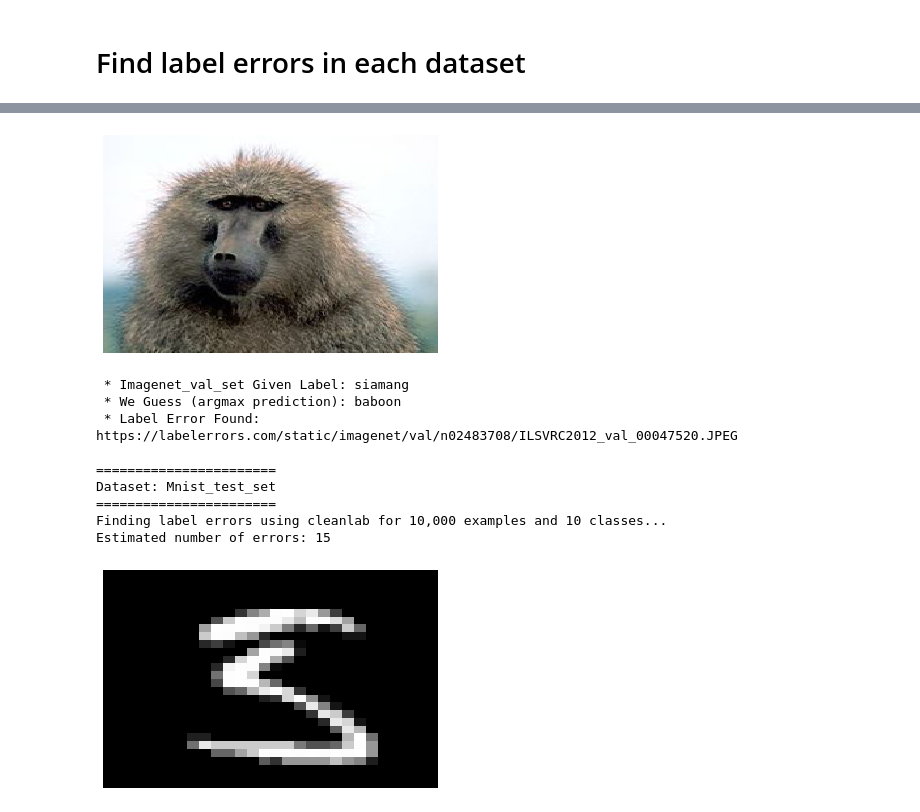
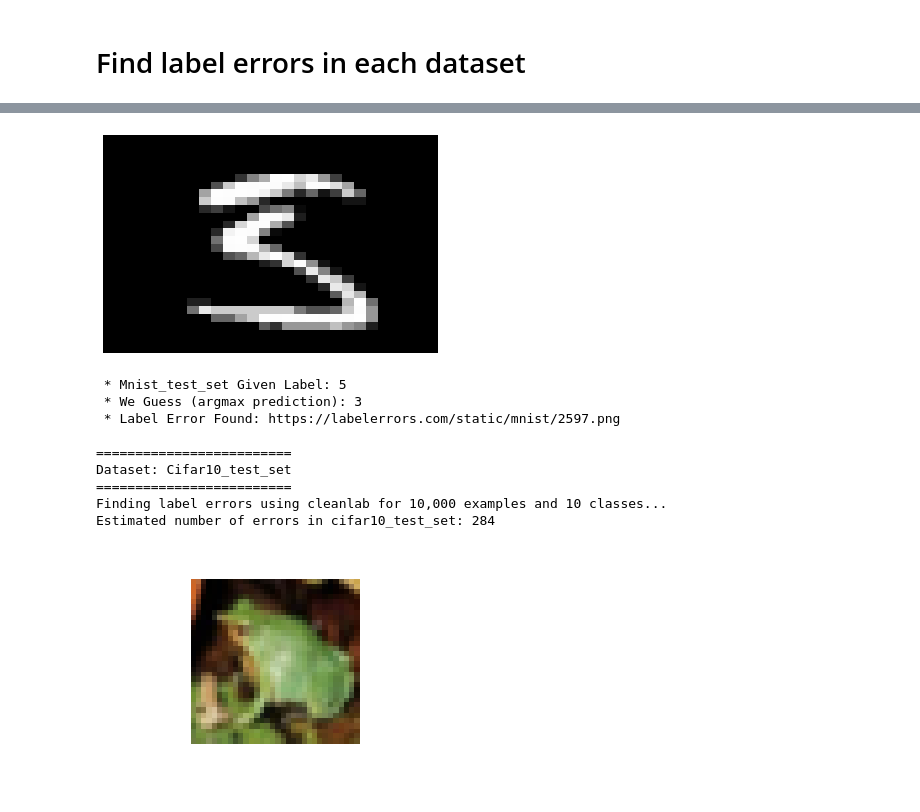
Before and after one commit to cleanlab/label-errors, a Jupyter notebook: examples/Tutorial - How To Find Label Errors With CleanLab.ipynb, the cells around one changed output, grey strips where cells are left out. Drawn from its saved outputs; the diff is of its cells as text; code cells hidden in the pictures.

Commit message:
reproduce labelerrors.com for every dataset except quickdraw

```diff
--- a/examples/Tutorial - How To Find Label Errors With CleanLab.ipynb
+++ b/examples/Tutorial - How To Find Label Errors With CleanLab.ipynb
@@ -55,12 +60,13 @@ rc = {"axes.spines.left" : False,
 plt.rcParams.update(rc)
 # %%
 datasets = [
-    ('imagenet_val_set', 'image'),
     ('mnist_test_set', 'image'),
     ('cifar10_test_set', 'image'),
     ('cifar100_test_set', 'image'),
+    ('caltech256', 'image'),
+    ('imagenet_val_set', 'image'),
+    ('20news_test_set', 'text'),
     ('imdb_test_set', 'text'),
-    ('20news_test_set', 'text'),
     ('amazon', 'text'),
     ('audioset_eval_set', 'audio'),
 ]
@@ -72,3 +78,5 @@ with open("../resources/imdb_test_set_index_to_filename.json", 'r') as rf:
     IMDB_INDEX_TO_FILENAME = json.load(rf)
 with open("../resources/imagenet_val_set_index_to_filepath.json", 'r') as rf:
     IMAGENET_INDEX_TO_FILEPATH = json.load(rf)
+with open("/home/cgn/cgn/labsix/label-errors/caltech256/caltech256_index_to_filename.json", "r") as rf:
+    CALTECH256_INDEX_TO_FILENAME = json.load(rf)
@@ -82,7 +134,10 @@ with open("../resources/imagenet_val_set_index_to_filepath.json", 'r') as rf:
 # to match https://labelerrors.com, set `reproduce_labelerrors_dot_com = True`.
 # There may be discrepancies in counts due to improvements to cleanlab
 # since the work was published.
-reproduce_labelerrors_dot_com = False
+
+# Set to False for best/most-recent results (this approach also runs faster)
+# Set to True to match the label errors on https://labelerrors.com
+reproduce_labelerrors_website = False
 # %%
 for (dataset, modality) in datasets:
     title = 'Dataset: ' + dataset.capitalize()
@@ -105,34 +160,27 @@ for (dataset, modality) in datasets:
     labels = np.load('../original_test_labels/'
         '{}_original_labels.npy'.format(dataset), allow_pickle=True)
 
-    # Find label error indices using cleanlab in one line of code.
-    print('Finding label errors using cleanlab for {:,} examples and {} classes...'.format(*pyx.shape))
-    label_error_indices = cleanlab.pruning.get_noise_indices(
-        s=labels,
-        psx=pyx,
-        # You can try prune_method='both' (C+NR in the confident learning paper)
-        # 'both' finds fewer errors, but can sometimes increase precision
-        prune_method='prune_by_noise_rate',
-        multi_label=True if dataset == 'audioset_eval_set' else False,
-        sorted_index_method='normalized_margin',
-    )
-    # multi-class AudioSet is a special case (TODO: update in later release)
-    num_errors = len(label_error_indices) if 'audio' != modality else 307
-    print('Estimated number of errors:', num_errors)
+    if reproduce_labelerrors_website:
+        label_error_indices = get_label_error_indices_to_match_labelerrors_com()
+    else:
+        # Find label error indices using cleanlab in one line of code.
+        # This will use the most recent version of cleanlab with best results.
+        print('Finding label errors using cleanlab for {:,} '
+              'examples and {} classes...'.format(*pyx.shape))
+        label_error_indices = cleanlab.pruning.get_noise_indices(
+            s=labels,
+            psx=pyx,
+            # Try prune_method='both' (C+NR in the confident learning paper)
+            # 'both' finds fewer errors, but can sometimes increase precision
+            prune_method='prune_by_noise_rate',
+            multi_label=True if dataset == 'audioset_eval_set' else False,
+            sorted_index_method='self_confidence',
+        )
+    num_errors = len(label_error_indices)
+    print('Estimated number of errors in {}:'.format(dataset), num_errors)
 
-    if reproduce_labelerrors_dot_com:
-        # This is how we found the original errors hosted on labelerrors.com
-        # in the "Pervasive Label Errors..." paper, Table 1, column 'CL guessed'
-        if modality == 'audio':  # Special case (multi-label) (TODO: update)
-            label_error_indices = label_error_indices[:num_errors]
-        else:
-            prob_label = np.array([pyx[i, l] for i, l in enumerate(labels)])
-            max_prob_not_label = np.array(
-                [max(np.delete(pyx[i], l, -1)) for i, l in enumerate(labels)])
-            normalized_margin = prob_label - max_prob_not_label
-            label_error_indices = np.argsort(normalized_margin)[:num_errors]
-
-    # Grab a label error found with cleanlab
+    # Print an example
+    # Grab the first label error found with cleanlab
     err_id = label_error_indices[0]
 
     # Custom code to visualize each label error from each dataset
@@ -141,6 +189,9 @@ for (dataset, modality) in datasets:
     if modality == 'image':
         if dataset == 'imagenet_val_set':
             image_path = IMAGENET_INDEX_TO_FILEPATH[err_id]
+            url = url_base.replace(str(err_id), image_path)
+        elif dataset == 'caltech256':
+            image_path = CALTECH256_INDEX_TO_FILENAME[err_id]
             url = url_base.replace(str(err_id), image_path)
         else:
             url = url_base + ".png"
@@ -189,11 +240,11 @@ Estimated number of errors: 6278
-[figure, old version]
+[figure, new version]
- * Imagenet_val_set Given Label: siamang
- * We Guess (argmax prediction): baboon
- * Label Error Found: https://labelerrors.com/static/imagenet/val/n02483708/ILSVRC2012_val_00047520.JPEG
+ * Mnist_test_set Given Label: 5
+ * We Guess (argmax prediction): 3
+ * Label Error Found: https://labelerrors.com/static/mnist/2597.png
 
-=======================
-Dataset: Mnist_test_set
-=======================
+=========================
+Dataset: Cifar10_test_set
+=========================
 Finding label errors using cleanlab for 10,000 examples and 10 classes...
-Estimated number of errors: 15
+Estimated number of errors in cifar10_test_set: 284
-[figure, old version]
+[figure, new version]
```
Also changed, not shown: parts of 3 cells of this notebook, 1 other file.
